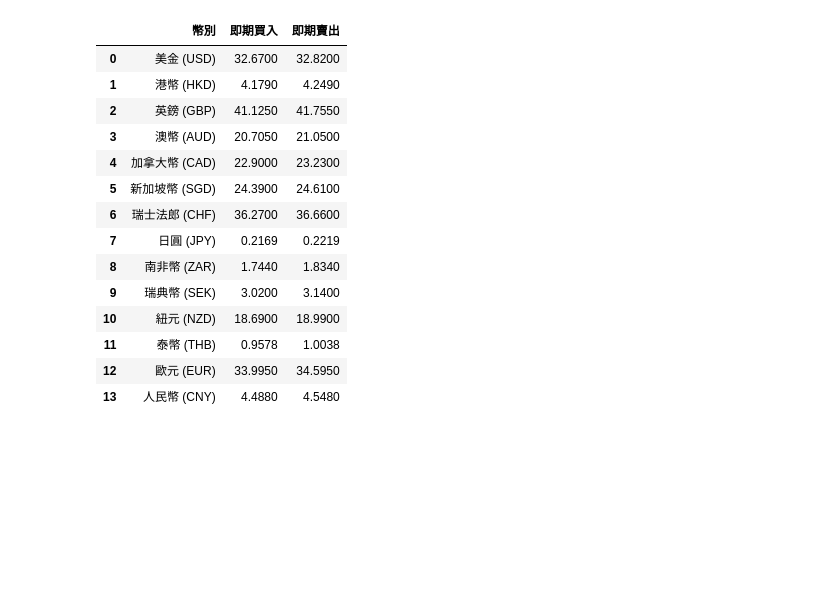
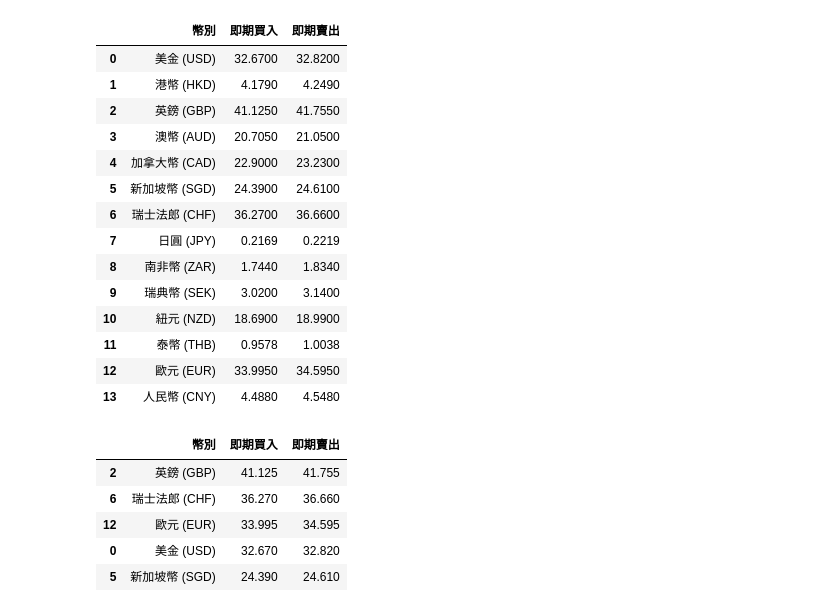
Before and after one commit to MokoJiang/python_analysis, a Jupyter notebook: lesson6_2.ipynb, the cells around one changed output. Saved outputs shown, nothing was run; the diff lists cells and outputs as text; code cells hidden in the pictures; blank space fills up the shorter version.

```diff
--- a/lesson6_2.ipynb
+++ b/lesson6_2.ipynb
@@ -244,3 +244,15 @@ df
 | 11 | 泰幣 (THB) | 0.9578 | 1.0038 |
 | 12 | 歐元 (EUR) | 33.9950 | 34.5950 |
 | 13 | 人民幣 (CNY) | 4.4880 | 4.5480 |
+# %%
+import pandas as pd
+df = pd.DataFrame(cleared_list)
+df = df.sort_values(by="即期買入",ascending=False)
+df.head()
+# %% [output]
+|  | 幣別 | 即期買入 | 即期賣出 |
+| 2 | 英鎊 (GBP) | 41.125 | 41.755 |
+| 6 | 瑞士法郎 (CHF) | 36.270 | 36.660 |
+| 12 | 歐元 (EUR) | 33.995 | 34.595 |
+| 0 | 美金 (USD) | 32.670 | 32.820 |
+| 5 | 新加坡幣 (SGD) | 24.390 | 24.610 |
```
Also changed, not shown: parts of 6 cells of this notebook.
